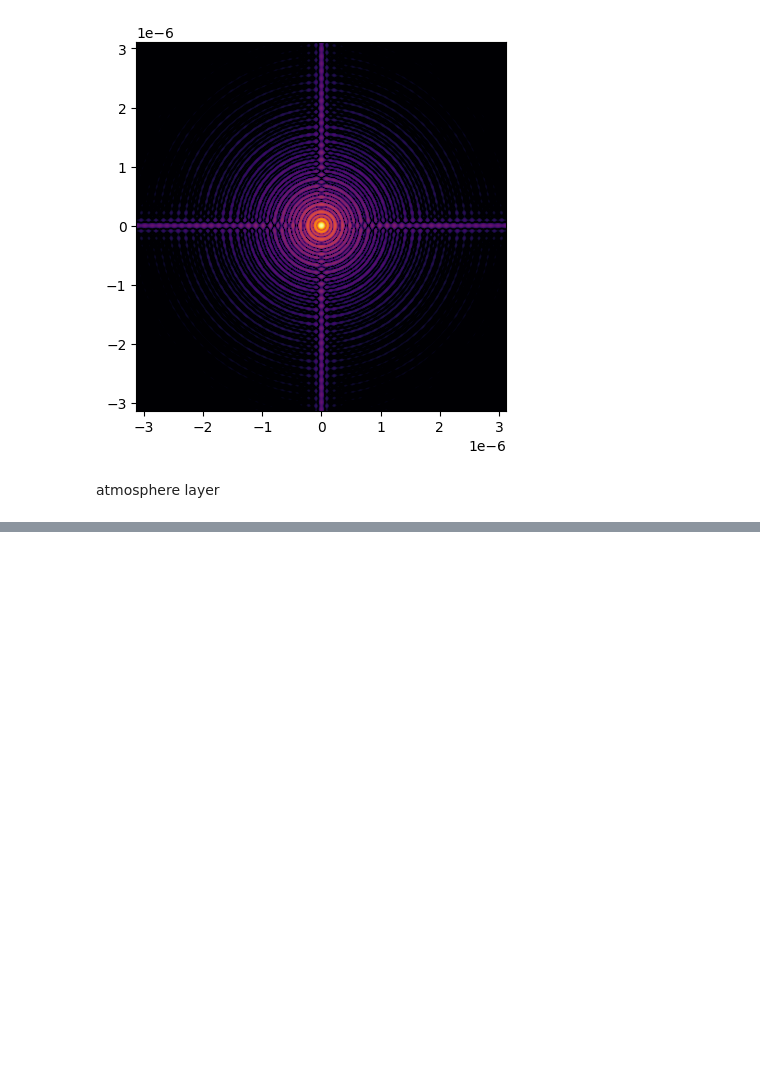
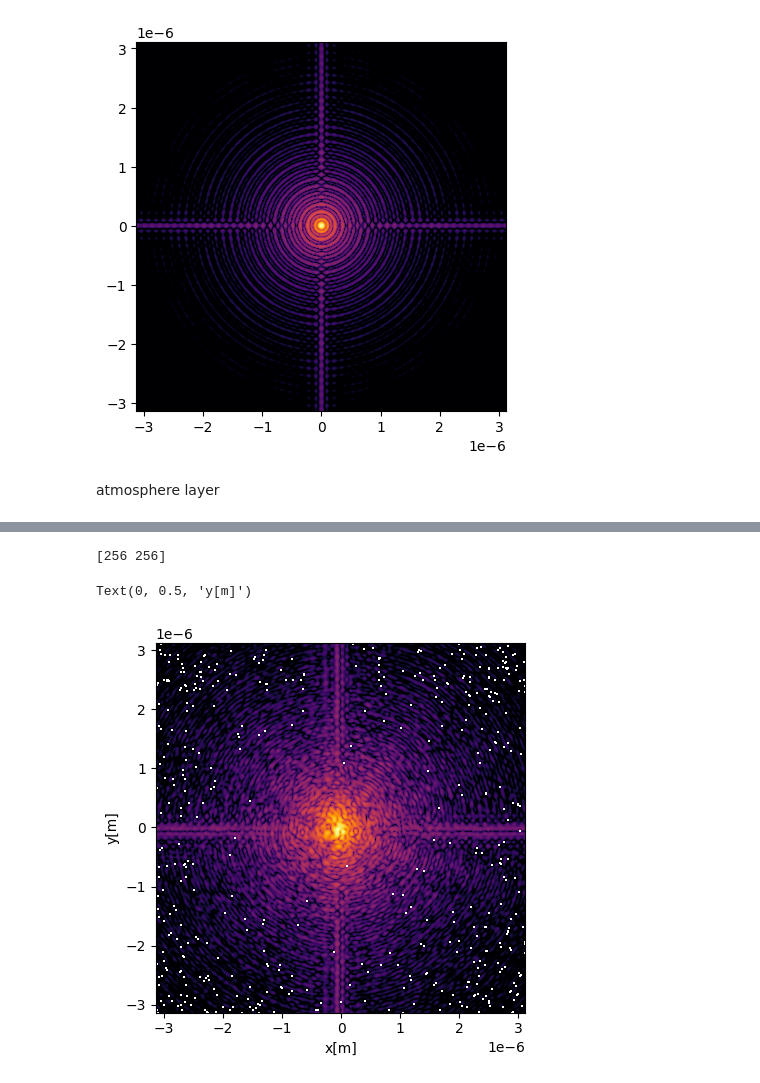
Before and after one commit to yizharf9/qkd, a Jupyter notebook: oct_2025/simulation.ipynb, the cells around one changed output, grey strips where cells are left out. Saved outputs shown, nothing was run; the diff lists cells and outputs as text; code cells hidden in the pictures; blank space fills up the shorter version.

```diff
--- a/oct_2025/simulation.ipynb
+++ b/oct_2025/simulation.ipynb
@@ -122,3 +122,51 @@ hci.imshow_field(im,cmap="inferno",vmin=-6,vmax=0)
+# %%
+
+stellar_magnitude = 8.0
+flux_zero_point = 1.5e10
+collecting_area = np.pi * (telescope_diameter/2)**2
+throughput = 0.8
+exposure_time = 0.01  # seconds
+
+# Total photons/sec from the star entering the telescope
+photon_flux = flux_zero_point * 10**(-0.4 * stellar_magnitude) * collecting_area * throughput
+
+# B. Prepare the Image
+# Get the intensity pattern from the wavefront (sum is usually 1.0)
+image_normalized = propagator(wf_turb).power
+
+# Scale it to physical units (Photons / second)
+image_photons_per_sec = image_normalized * photon_flux * 1000
+
+# C. Setup the NoisyDetector
+# Initialize with the grid where the image lives
+detector = hci.NoisyDetector(focal_grid)
+
+# Configure Noise Properties
+detector.include_photon_noise = True
+detector.read_noise = 1e-2            # rms electrons
+detector.dark_current_rate = 0.001     # electrons/sec/pixel (usually low for IR)
+# detector.flat_field = 0.05         # Optional: 5% pixel-to-pixel sensitivity variation
+
+# D. Integrate and Read Out
+# 1. Integrate: Accumulates photons over time 'dt'
+detector.integrate(image_photons_per_sec, dt=exposure_time)
+
+# 2. Read Out: Adds Read Noise and resets the integration bin
+image_noisy = detector.read_out()
+
+# E. Result for calculations
+# image_noisy is now the 2D array of counts (electrons/ADU)
+psf1_noisy = image_noisy
+print(wf_turb.grid.shape)
+hci.imshow_field(np.log10(psf1_noisy/psf1_noisy.max()),cmap="inferno",vmin=-6,vmax=0)
+plt.title("")
+plt.xlabel("x[m]")
+plt.ylabel("y[m]")
+# hci.imshow_field(psf1_noisy,cmap="inferno",vmin=-6,vmax=0)
+# %% [output]
+[256 256]
+Text(0, 0.5, 'y[m]')
+[figure, added]
 # %%
 df = pd.read_csv("./massive_output.csv")
 df
```
Also changed, not shown: parts of 5 cells of this notebook, 4 other files.
